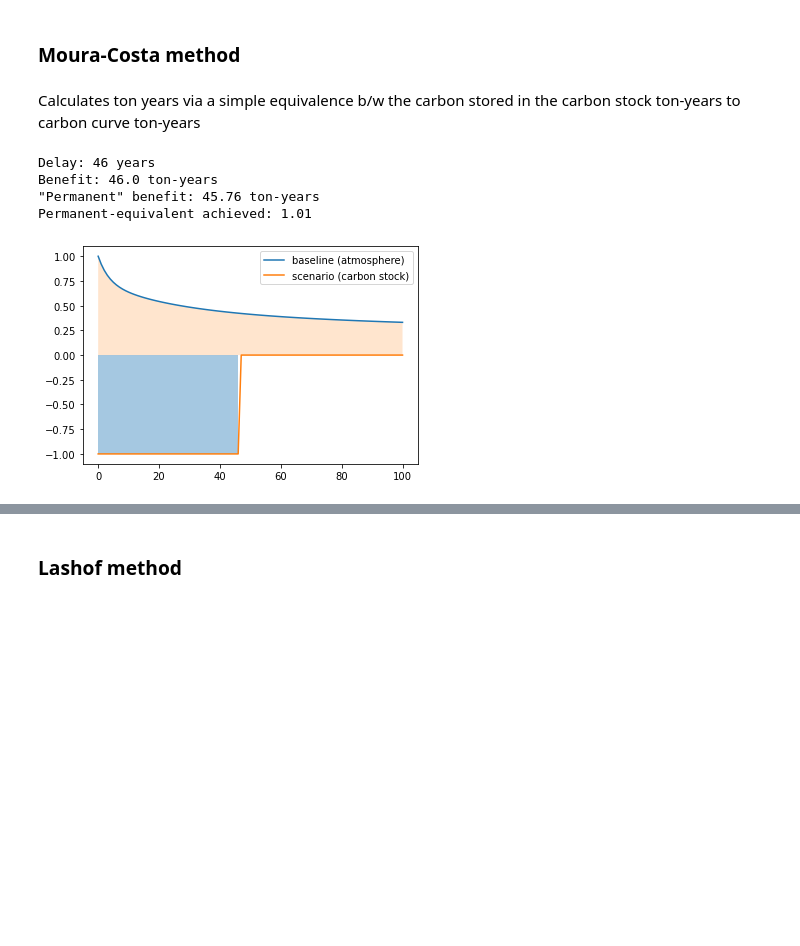
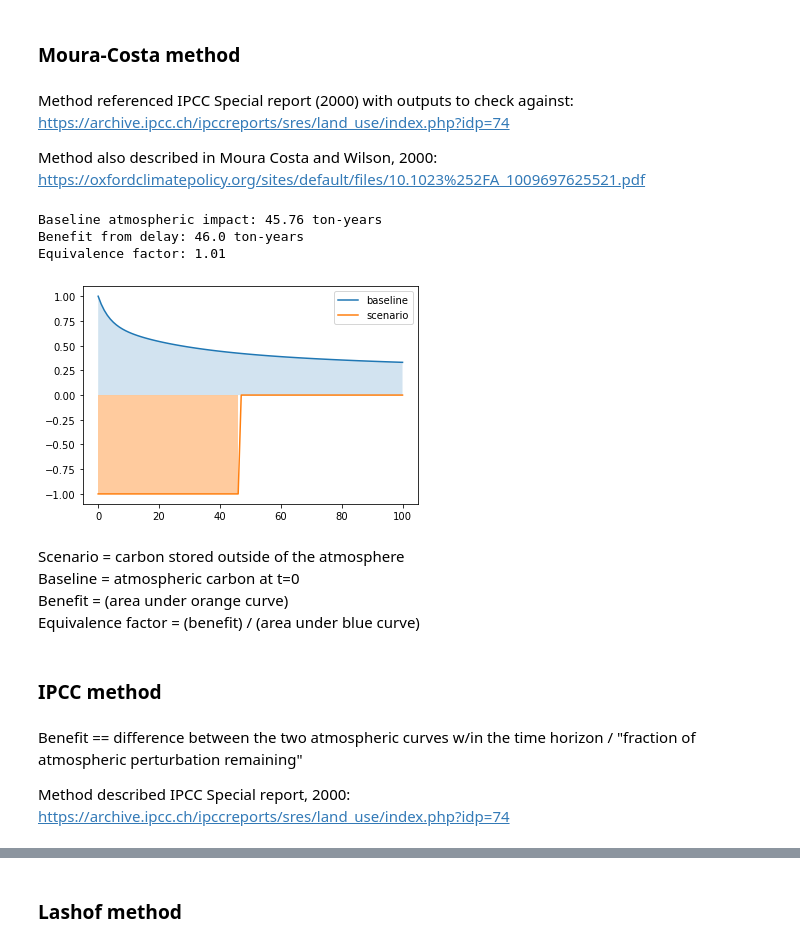
Before and after one commit to carbonplan/notebooks, a Jupyter notebook: ton-year/ton-year.ipynb, the cells around one changed output, grey strips where cells are left out. Cells and saved outputs as stored; diff of their text form; code cells hidden in the pictures; blank space fills up the shorter version.

Commit message:
Fixed a number of discounting bugs. Added some comparison graphs between the methods. Added a price sensitivity section. Made reporting (hopefully) a litte more intuitive.

```diff
--- a/ton-year/ton-year.ipynb
+++ b/ton-year/ton-year.ipynb
@@ -91,13 +88,3 @@ discount_rate = 0
 # %%
 def discount(discount_rate, curve):
-    return [b/math.pow(1+discount_rate, i) for i,b in enumerate(curve)]
+    return [x/math.pow(1+discount_rate, i) for i,x in enumerate(curve)]
-# %%
-def print_benefit_report(delay, benefit, baseline_benefit, discount_rate=0):
-    print()
-    print('Delay: ' + str(delay) + ' years')
-    if discount_rate > 0:
-        print('Discount rate: ' + str(discount_rate))
-    print('Benefit: ' + str(round(benefit,2)) + ' ton-years')
-    print('"Permanent" benefit: ' + str(round(baseline_benefit,2)) + ' ton-years')
-    print('Permanent-equivalent achieved: ' + str(round(benefit/baseline_benefit,2)))
-    print()
@@ -104,40 +116,62 @@ def print_benefit_report(delay, benefit, baseline_benefit, discount_rate=0):
 # %% [markdown]
 ### Moura-Costa method
-# %% [markdown]
-Calculates ton years via a simple equivalence b/w the carbon stored in the carbon stock ton-years to carbon curve ton-years
+# %% [markdown]
+Method referenced IPCC Special report (2000) with outputs to check against: https://archive.ipcc.ch/ipccreports/sres/land_use/index.php?idp=74
+
+Method also described in Moura Costa and Wilson, 2000: https://oxfordclimatepolicy.org/sites/default/files/10.1023%252FA_1009697625521.pdf
 # %%
 def moura_costa(time_horizon, baseline, delay, scale, discount_rate):
     t = np.arange(time_horizon+1)
     baseline = baseline[0:time_horizon+1]
     scenario = [-scale]*(delay+1) + [0]*(time_horizon-(delay))
     benefit = -np.trapz(scenario[:delay+1])
-    baseline_benefit = np.trapz(baseline)
+    baseline_atm_impact = np.trapz(baseline)
+    equivalence_factor = benefit / baseline_atm_impact
 
     baseline_discounted = discount(discount_rate, baseline)
     scenario_discounted = discount(discount_rate, scenario)
     benefit_discounted = -np.trapz(scenario_discounted[:delay+1])
-    baseline_benefit_discounted = np.trapz(baseline_discounted)
+    baseline_atm_impact_discounted = np.trapz(baseline_discounted)
+    equivalence_factor_discounted = benefit_discounted / baseline_atm_impact_discounted
 
     return {'t': t,
+            'delay': delay,
+            'discount_rate': discount_rate,
             'scenario': scenario,
             'baseline': baseline,
             'benefit': benefit,
-            'baseline_benefit': baseline_benefit,
+            'baseline_atm_impact': baseline_atm_impact,
             'scenario_discounted': scenario_discounted,
             'baseline_discounted': baseline_discounted,
             'benefit_discounted': benefit_discounted,
-            'baseline_benefit_discounted': baseline_benefit_discounted}
+            'baseline_atm_impact_discounted': baseline_atm_impact_discounted,
+            'equivalence_factor': equivalence_factor,
+            'equivalence_factor_discounted': equivalence_factor_discounted}
 # %%
+time_horizon = 100
+delay = 46
+baseline = ipcc_2000
+scale = 1
+discount_rate = 0.0
+
 m = moura_costa(time_horizon, baseline, delay, scale, discount_rate)
-print_benefit_report(delay, m['benefit'], m['baseline_benefit'], discount_rate)
-plot = plt.plot(m['baseline'], label="baseline (atmosphere)")
-plot = plt.plot(m['scenario'], label="scenario (carbon stock)")
+print_benefit_report(m, plot=True)
+
+plot = plt.fill_between(m['t'], m['baseline'], alpha = 0.2)
 plot = plt.fill_between(m['t'], m['scenario'], where=(np.array(m['scenario'])<0), alpha = 0.4)
-plot = plt.fill_between(m['t'], m['baseline'], alpha = 0.2)
-plot = plt.legend()
 # %% [output]
-Delay: 46 years
-Benefit: 46.0 ton-years
-"Permanent" benefit: 45.76 ton-years
-Permanent-equivalent achieved: 1.01
+Baseline atmospheric impact: 45.76 ton-years
+Benefit from delay: 46.0 ton-years
+Equivalence factor: 1.01
-[figure, old version]
+[figure, new version]
+# %% [markdown]
+Scenario = carbon stored outside of the atmosphere <br/>
+Baseline = atmospheric carbon at t=0 <br/>
+Benefit = (area under orange curve) <br/>
+Equivalence factor = (benefit) / (area under blue curve) <br/>
+# %% [markdown]
+### IPCC method
+# %% [markdown]
+Benefit == difference between the two atmospheric curves w/in the time horizon / "fraction of atmospheric perturbation remaining"
+
+Method described IPCC Special report, 2000: https://archive.ipcc.ch/ipccreports/sres/land_use/index.php?idp=74
```
Also changed, not shown: parts of 42 cells of this notebook.
